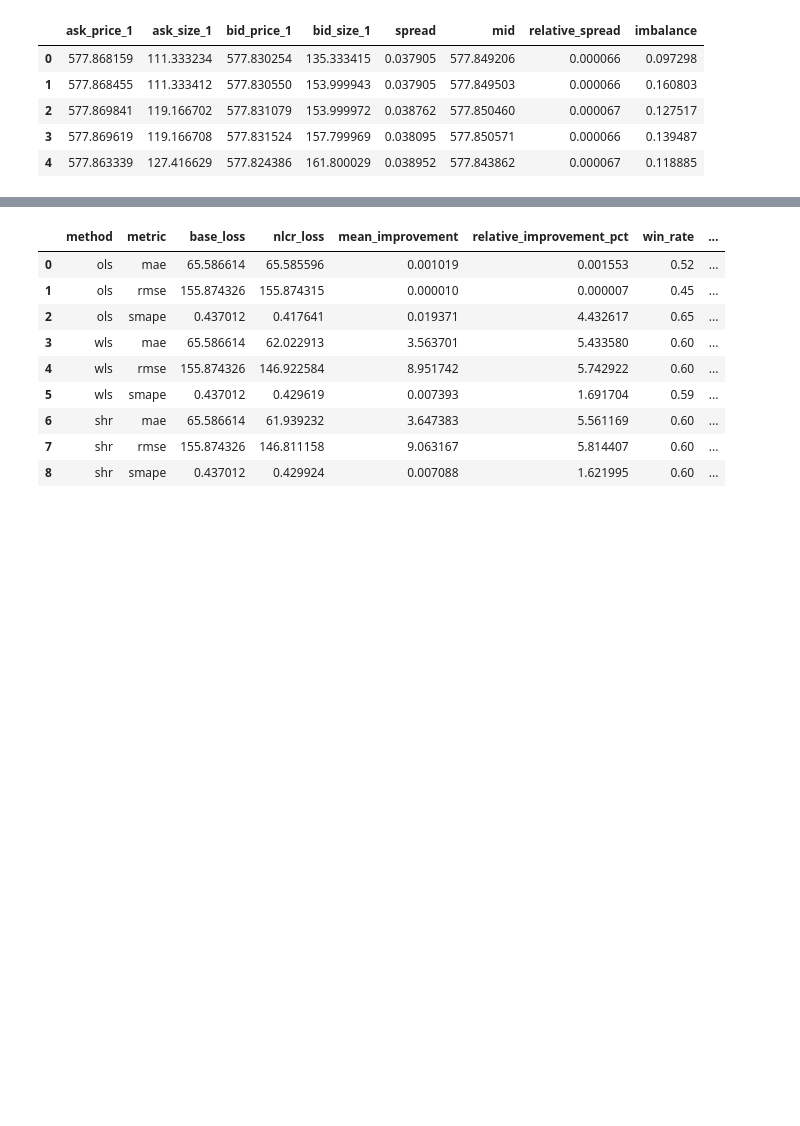
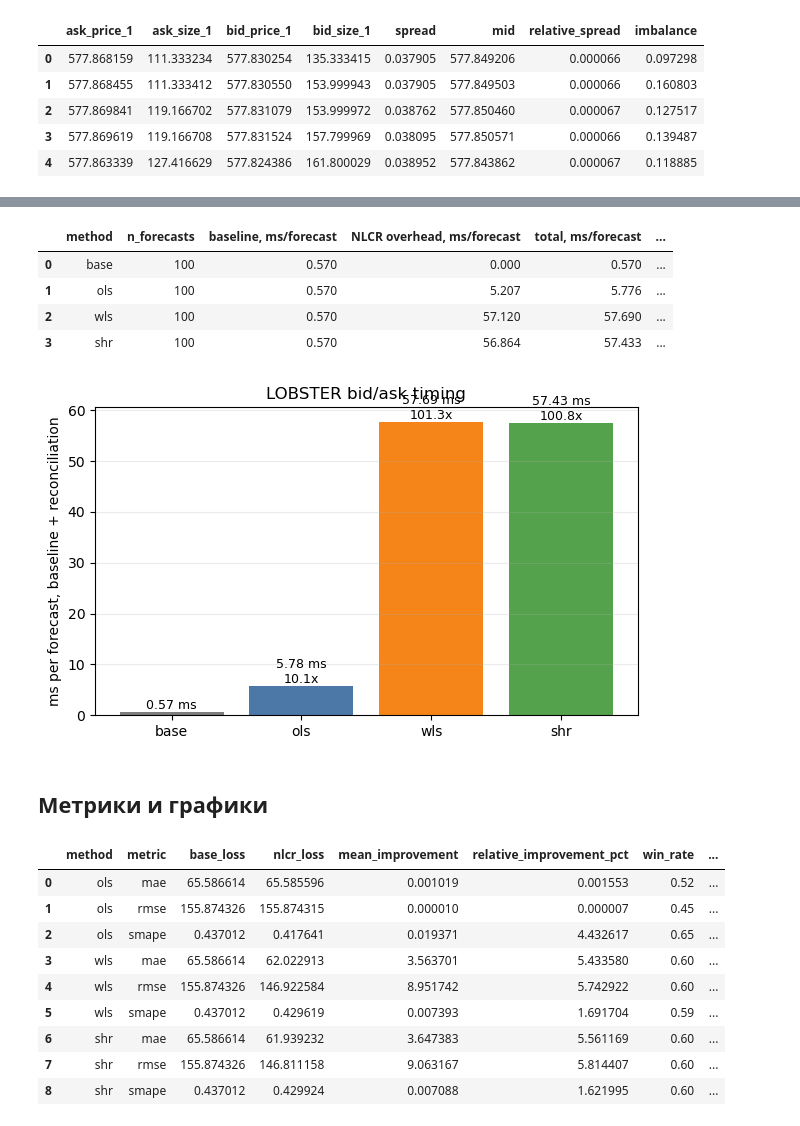
Before and after one commit to ilolss/nlcr-empirical-evaluation, a Jupyter notebook: notebooks/04_lobster_bid_ask.ipynb, the cells around one changed output, grey strips where cells are left out. Cells and saved outputs as stored; diff of their text form; code cells hidden in the pictures; blank space fills up the shorter version.

```diff
--- a/notebooks/04_lobster_bid_ask.ipynb
+++ b/notebooks/04_lobster_bid_ask.ipynb
@@ -102,7 +110,9 @@ y_calibration_base = calibration_base.iloc[:test_start - calibration_start].rese
 calibration_errors = y_calibration_true - y_calibration_base
 
 y_true = data.iloc[test_start:].reset_index(drop=True)
+baseline_started = perf_counter()
 y_base = rolling_mean_baseline(data[columns], test_start, windows).reset_index(drop=True)
+baseline_prediction_seconds = perf_counter() - baseline_started
 y_base.head()
 # %% [output]
 |  | ask_price_1 | ask_size_1 | bid_price_1 | bid_size_1 | spread | mid | relative_spread | imbalance |
@@ -143,3 +196,49 @@ y_reconciled.head()
+# %%
+timing_view = timing_results.copy()
+timing_view = timing_view[[
+    "method", "n_forecasts", "baseline_ms_per_forecast",
+    "reconciliation_ms_per_forecast", "total_ms_per_forecast",
+    "slowdown_vs_base", "failed",
+]].rename(columns={
+    "baseline_ms_per_forecast": "baseline, ms/forecast",
+    "reconciliation_ms_per_forecast": "NLCR overhead, ms/forecast",
+    "total_ms_per_forecast": "total, ms/forecast",
+    "slowdown_vs_base": "slowdown vs baseline",
+})
+
+display(
+    timing_view.style.format({
+        "baseline, ms/forecast": "{:.3f}",
+        "NLCR overhead, ms/forecast": "{:.3f}",
+        "total, ms/forecast": "{:.3f}",
+        "slowdown vs baseline": "{:.1f}x",
+    })
+)
+
+fig, ax = plt.subplots(figsize=(7, 4))
+plot_data = timing_results.set_index("method")["total_ms_per_forecast"].reindex(["base", "ols", "wls", "shr"])
+bars = ax.bar(plot_data.index, plot_data.values, color=["#7E7E7E", "#4C78A8", "#F58518", "#54A24B"])
+ax.set_ylabel("ms per forecast, baseline + reconciliation")
+ax.set_title("LOBSTER bid/ask timing")
+ax.grid(axis="y", alpha=0.25)
+for bar, method in zip(bars, plot_data.index):
+    row = timing_results[timing_results["method"] == method].iloc[0]
+    label = f"{row['total_ms_per_forecast']:.2f} ms"
+    if method != "base":
+        label += f"\n{row['slowdown_vs_base']:.1f}x"
+    ax.text(bar.get_x() + bar.get_width() / 2, bar.get_height(), label, ha="center", va="bottom", fontsize=9)
+fig.savefig(RESULTS_DIR / "figures" / "lobster_bid_ask_timing.png", dpi=200, bbox_inches="tight")
+display(fig)
+plt.close(fig)
+# %% [output]
+|  | method | n_forecasts | baseline, ms/forecast | NLCR overhead, ms/forecast | total, ms/forecast | ... |
+| 0 | base | 100 | 0.570 | 0.000 | 0.570 | ... |
+| 1 | ols | 100 | 0.570 | 5.207 | 5.776 | ... |
+| 2 | wls | 100 | 0.570 | 57.120 | 57.690 | ... |
+| 3 | shr | 100 | 0.570 | 56.864 | 57.433 | ... |
+[figure, added]
+# %% [markdown]
+## Метрики и графики
 # %%
 metric_tables = []
 stat_test_tables = []
```
Also changed, not shown: parts of 6 cells of this notebook, 34 other files.
